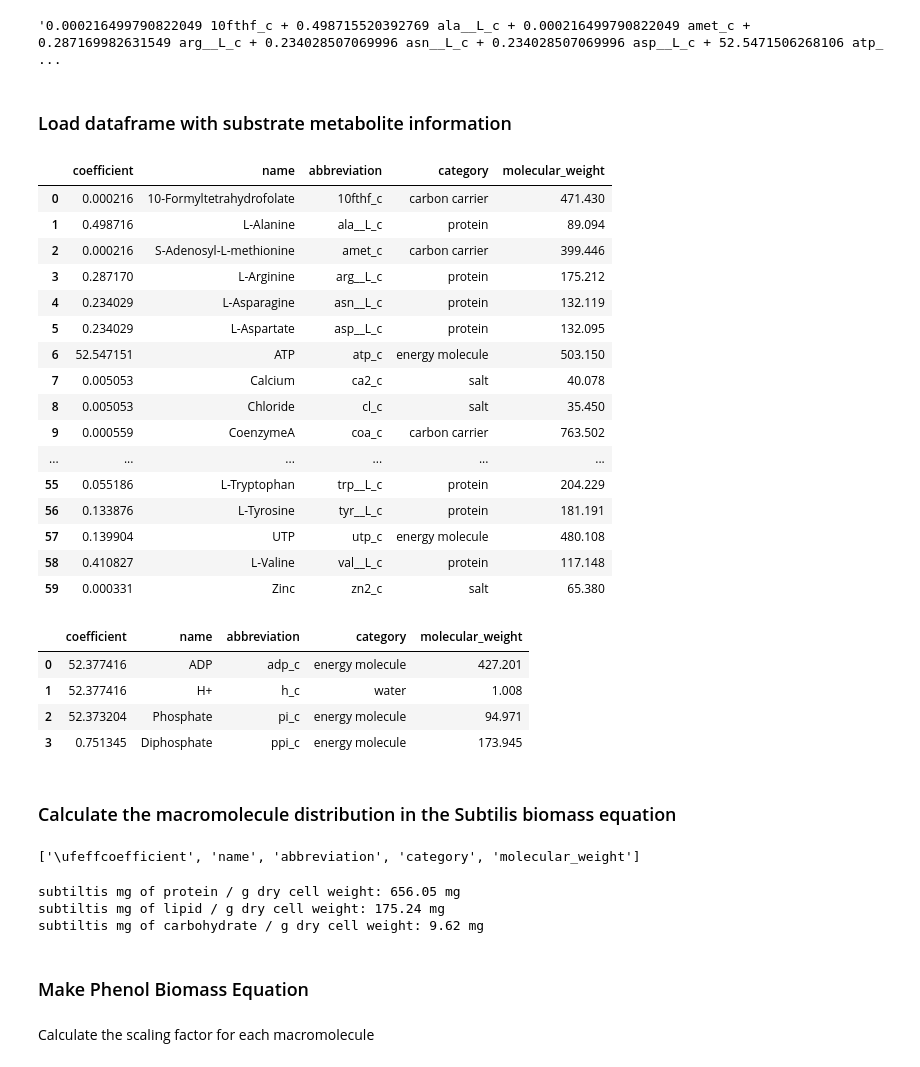
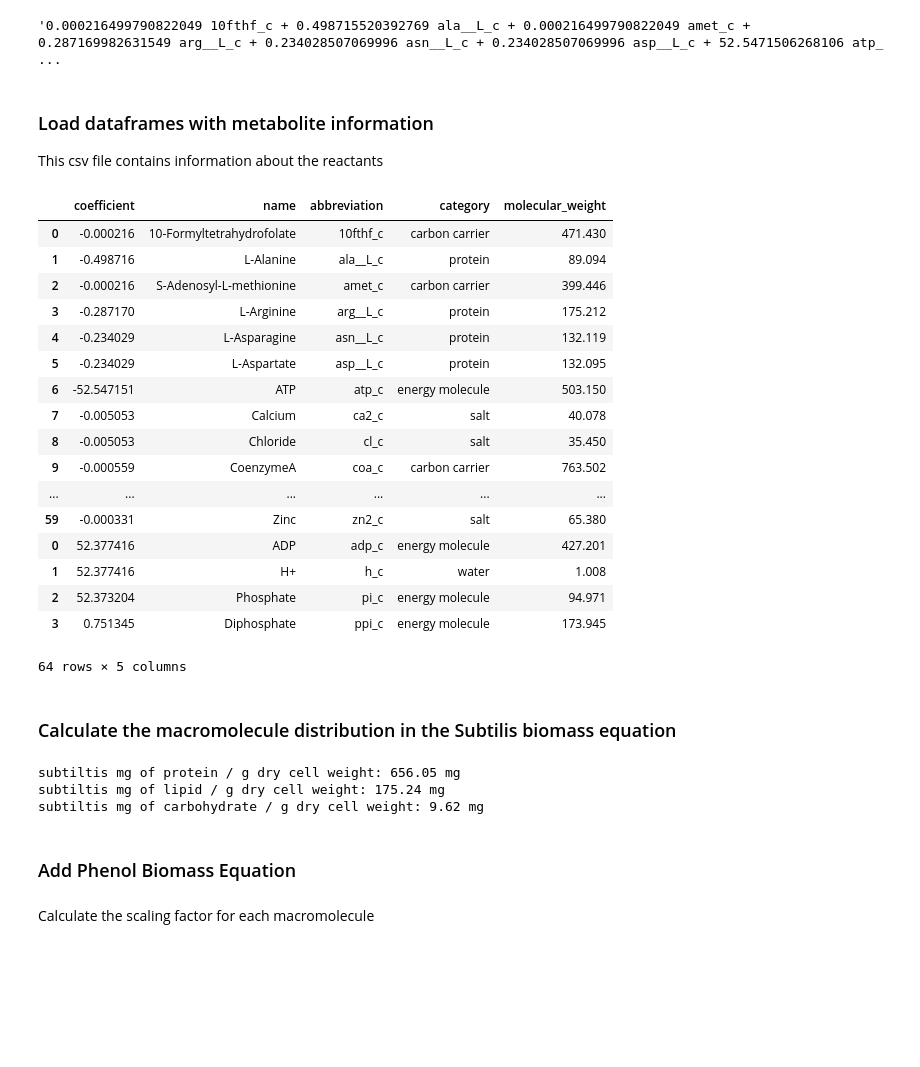
Before and after one commit to LBLQMM/RhodococcusGSM, a Jupyter notebook: Biodesign_gr/notebooks/D_biomass_reactions.ipynb, the cells around one changed output. Saved outputs shown, nothing was run; the diff lists cells and outputs as text; code cells hidden in the pictures; blank space fills up the shorter version.

```diff
--- a/Biodesign_gr/notebooks/D_biomass_reactions.ipynb
+++ b/Biodesign_gr/notebooks/D_biomass_reactions.ipynb
@@ -47,34 +56,5 @@ original_biomass_reaction.reaction
 # %% [output]
 '0.000216499790822049 10fthf_c + 0.498715520392769 ala__L_c + 0.000216499790822049 amet_c + 0.287169982631549 arg__L_c + 0.234028507069996 asn__L_c + 0.234028507069996 asp__L_c + 52.5471506268106 atp_ ...
 # %% [markdown]
-### Load dataframe with substrate metabolite information
+### Load dataframes with metabolite information
+This csv file contains information about the reactants
-# %%
-substrate_df = pd.read_csv('../biomass_equation_data/subtilis_biomass_reactants.csv')
-substrate_df
-# %% [output]
-|  | ﻿coefficient | name | abbreviation | category | molecular_weight |
-| 0 | 0.000216 | 10-Formyltetrahydrofolate | 10fthf_c | carbon carrier | 471.430 |
-| 1 | 0.498716 | L-Alanine | ala__L_c | protein | 89.094 |
-| 2 | 0.000216 | S-Adenosyl-L-methionine | amet_c | carbon carrier | 399.446 |
-| 3 | 0.287170 | L-Arginine | arg__L_c | protein | 175.212 |
-| 4 | 0.234029 | L-Asparagine | asn__L_c | protein | 132.119 |
-| 5 | 0.234029 | L-Aspartate | asp__L_c | protein | 132.095 |
-| 6 | 52.547151 | ATP | atp_c | energy molecule | 503.150 |
-| 7 | 0.005053 | Calcium | ca2_c | salt | 40.078 |
-| 8 | 0.005053 | Chloride | cl_c | salt | 35.450 |
-| 9 | 0.000559 | CoenzymeA | coa_c | carbon carrier | 763.502 |
-| ... | ... | ... | ... | ... | ... |
-| 55 | 0.055186 | L-Tryptophan | trp__L_c | protein | 204.229 |
-| 56 | 0.133876 | L-Tyrosine | tyr__L_c | protein | 181.191 |
-| 57 | 0.139904 | UTP | utp_c | energy molecule | 480.108 |
-| 58 | 0.410827 | L-Valine | val__L_c | protein | 117.148 |
-| 59 | 0.000331 | Zinc | zn2_c | salt | 65.380 |
-# %%
-product_df = pd.read_csv('../biomass_equation_data/subtilis_biomass_products.csv')
-product_df
-# %% [output]
-|  | coefficient | name | abbreviation | category | molecular_weight |
-| 0 | 52.377416 | ADP | adp_c | energy molecule | 427.201 |
-| 1 | 52.377416 | H+ | h_c | water | 1.008 |
-| 2 | 52.373204 | Phosphate | pi_c | energy molecule | 94.971 |
-| 3 | 0.751345 | Diphosphate | ppi_c | energy molecule | 173.945 |
@@ -83,9 +61,32 @@ all_mets_df = pd.concat([])
+# %%
+substrate_df = pd.read_csv('../biomass_equation_data/subtilis_biomass_reactants.csv')
+substrate_df['coefficient'] = -1*substrate_df['coefficient'] # this is needed because these metabolites are consumed in biomass reaction
+
+product_df = pd.read_csv('../biomass_equation_data/subtilis_biomass_products.csv')
+
+all_mets_df = pd.concat([substrate_df, product_df], sort=False)
+all_mets_df
+# %% [output]
+|  | coefficient | name | abbreviation | category | molecular_weight |
+| 0 | -0.000216 | 10-Formyltetrahydrofolate | 10fthf_c | carbon carrier | 471.430 |
+| 1 | -0.498716 | L-Alanine | ala__L_c | protein | 89.094 |
+| 2 | -0.000216 | S-Adenosyl-L-methionine | amet_c | carbon carrier | 399.446 |
+| 3 | -0.287170 | L-Arginine | arg__L_c | protein | 175.212 |
+| 4 | -0.234029 | L-Asparagine | asn__L_c | protein | 132.119 |
+| 5 | -0.234029 | L-Aspartate | asp__L_c | protein | 132.095 |
+| 6 | -52.547151 | ATP | atp_c | energy molecule | 503.150 |
+| 7 | -0.005053 | Calcium | ca2_c | salt | 40.078 |
+| 8 | -0.005053 | Chloride | cl_c | salt | 35.450 |
+| 9 | -0.000559 | CoenzymeA | coa_c | carbon carrier | 763.502 |
+| ... | ... | ... | ... | ... | ... |
+| 59 | -0.000331 | Zinc | zn2_c | salt | 65.380 |
+| 0 | 52.377416 | ADP | adp_c | energy molecule | 427.201 |
+| 1 | 52.377416 | H+ | h_c | water | 1.008 |
+| 2 | 52.373204 | Phosphate | pi_c | energy molecule | 94.971 |
+| 3 | 0.751345 | Diphosphate | ppi_c | energy molecule | 173.945 |
+64 rows × 5 columns
 # %% [markdown]
 ### Calculate the macromolecule distribution in the Subtilis biomass equation
-# %%
-list(substrate_df[substrate_df['abbreviation'] == '10fthf_c'])
-# %% [output]
-['\ufeffcoefficient', 'name', 'abbreviation', 'category', 'molecular_weight']
 # %%
 subtilis_mg_protein = 0
 subtilis_mg_lipid = 0
@@ -111,7 +112,7 @@ subtiltis mg of protein / g dry cell weight: 656.05 mg
 subtiltis mg of lipid / g dry cell weight: 175.24 mg
 subtiltis mg of carbohydrate / g dry cell weight: 9.62 mg
 # %% [markdown]
-### Make Phenol Biomass Equation
+### Add Phenol Biomass Equation
 # %% [markdown]
 Calculate the scaling factor for each macromolecule
 # %%
```
Also changed, not shown: parts of 25 cells of this notebook, 1 other file.
